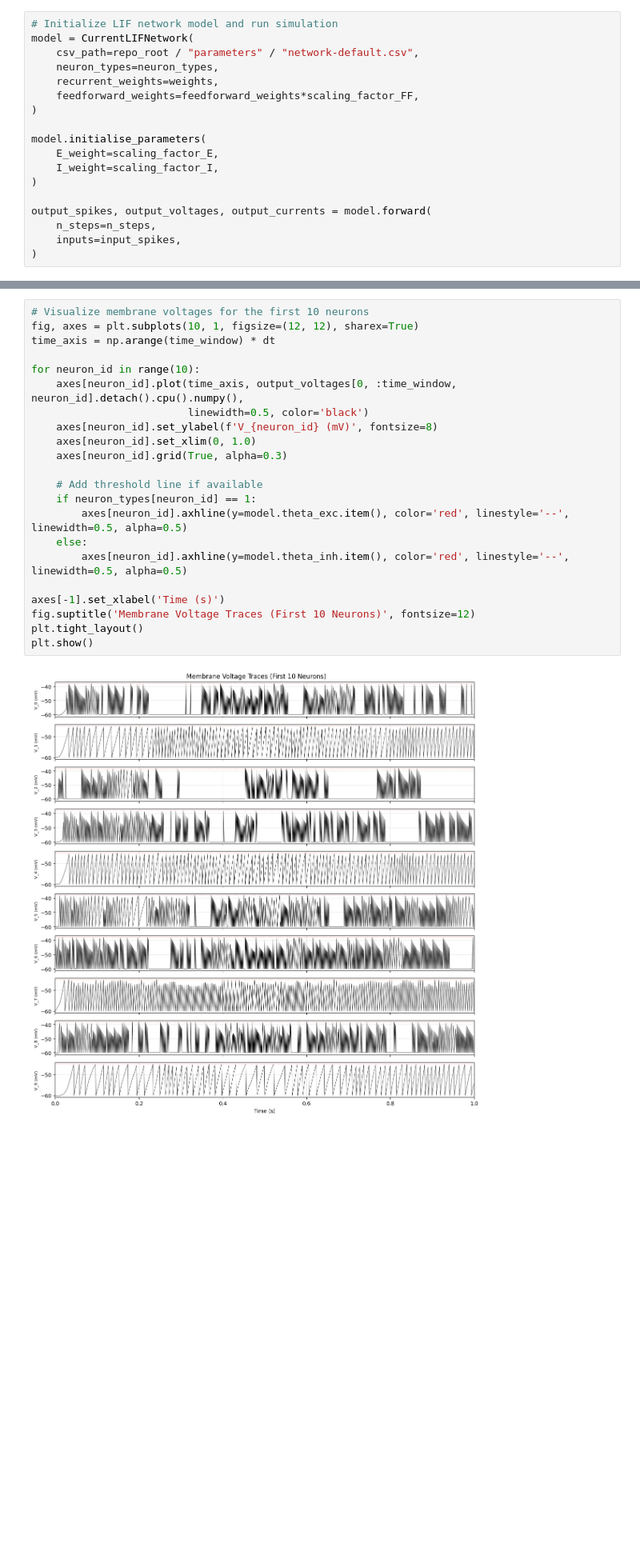
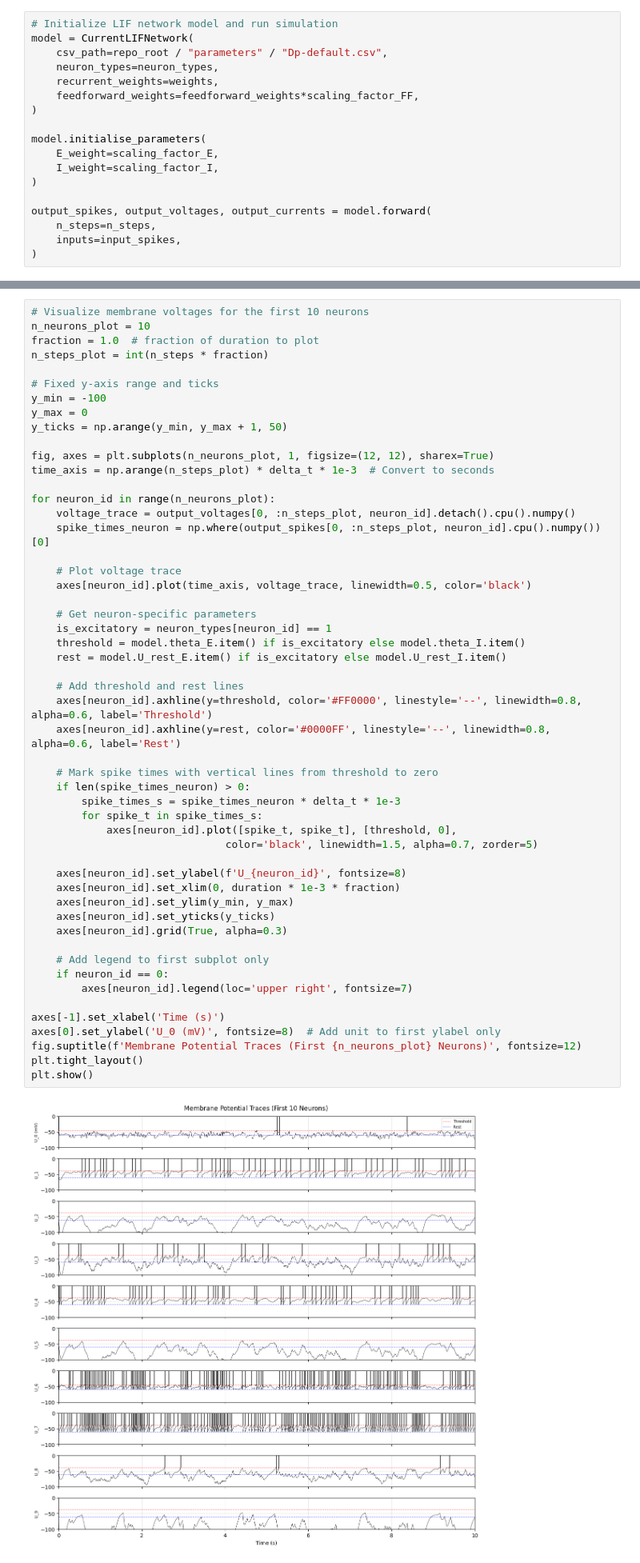
Before and after one commit to rory-bedford/connectome-snns, a Jupyter notebook: notebooks/generating-spiketrains-example.ipynb, the cells around one changed output, grey strips where cells are left out. Shown at 80% size. Saved outputs shown, nothing was run; the diff lists cells and outputs as text; blank space fills up the shorter version.

```diff
--- a/notebooks/generating-spiketrains-example.ipynb
+++ b/notebooks/generating-spiketrains-example.ipynb
@@ -328,7 +328,7 @@ Here we finally initialise our current-based LIF recurrent network with the conn
 # %%
 # Initialize LIF network model and run simulation
 model = CurrentLIFNetwork(
-    csv_path=repo_root / "parameters" / "network-default.csv",
+    csv_path=repo_root / "parameters" / "Dp-default.csv",
     neuron_types=neuron_types,
     recurrent_weights=weights,
     feedforward_weights=feedforward_weights*scaling_factor_FF,
@@ -364,24 +398,54 @@ plt.show()
 # %%
 # Visualize membrane voltages for the first 10 neurons
-fig, axes = plt.subplots(10, 1, figsize=(12, 12), sharex=True)
-time_axis = np.arange(time_window) * dt
+n_neurons_plot = 10
+fraction = 1.0  # fraction of duration to plot
+n_steps_plot = int(n_steps * fraction)
 
-for neuron_id in range(10):
-    axes[neuron_id].plot(time_axis, output_voltages[0, :time_window, neuron_id].detach().cpu().numpy(),
-                         linewidth=0.5, color='black')
-    axes[neuron_id].set_ylabel(f'V_{neuron_id} (mV)', fontsize=8)
-    axes[neuron_id].set_xlim(0, 1.0)
+# Fixed y-axis range and ticks
+y_min = -100
+y_max = 0
+y_ticks = np.arange(y_min, y_max + 1, 50)
+
+fig, axes = plt.subplots(n_neurons_plot, 1, figsize=(12, 12), sharex=True)
+time_axis = np.arange(n_steps_plot) * delta_t * 1e-3  # Convert to seconds
+
+for neuron_id in range(n_neurons_plot):
+    voltage_trace = output_voltages[0, :n_steps_plot, neuron_id].detach().cpu().numpy()
+    spike_times_neuron = np.where(output_spikes[0, :n_steps_plot, neuron_id].cpu().numpy())[0]
+
+    # Plot voltage trace
+    axes[neuron_id].plot(time_axis, voltage_trace, linewidth=0.5, color='black')
+
+    # Get neuron-specific parameters
+    is_excitatory = neuron_types[neuron_id] == 1
+    threshold = model.theta_E.item() if is_excitatory else model.theta_I.item()
+    rest = model.U_rest_E.item() if is_excitatory else model.U_rest_I.item()
+
+    # Add threshold and rest lines
+    axes[neuron_id].axhline(y=threshold, color='#FF0000', linestyle='--', linewidth=0.8, alpha=0.6, label='Threshold')
+    axes[neuron_id].axhline(y=rest, color='#0000FF', linestyle='--', linewidth=0.8, alpha=0.6, label='Rest')
+
+    # Mark spike times with vertical lines from threshold to zero
+    if len(spike_times_neuron) > 0:
+        spike_times_s = spike_times_neuron * delta_t * 1e-3
+        for spike_t in spike_times_s:
+            axes[neuron_id].plot([spike_t, spike_t], [threshold, 0],
+                               color='black', linewidth=1.5, alpha=0.7, zorder=5)
+
+    axes[neuron_id].set_ylabel(f'U_{neuron_id}', fontsize=8)
+    axes[neuron_id].set_xlim(0, duration * 1e-3 * fraction)
+    axes[neuron_id].set_ylim(y_min, y_max)
+    axes[neuron_id].set_yticks(y_ticks)
     axes[neuron_id].grid(True, alpha=0.3)
 
-    # Add threshold line if available
-    if neuron_types[neuron_id] == 1:
-        axes[neuron_id].axhline(y=model.theta_exc.item(), color='red', linestyle='--', linewidth=0.5, alpha=0.5)
-    else:
-        axes[neuron_id].axhline(y=model.theta_inh.item(), color='red', linestyle='--', linewidth=0.5, alpha=0.5)
+    # Add legend to first subplot only
+    if neuron_id == 0:
+        axes[neuron_id].legend(loc='upper right', fontsize=7)
 
 axes[-1].set_xlabel('Time (s)')
-fig.suptitle('Membrane Voltage Traces (First 10 Neurons)', fontsize=12)
+axes[0].set_ylabel('U_0 (mV)', fontsize=8)  # Add unit to first ylabel only
+fig.suptitle(f'Membrane Potential Traces (First {n_neurons_plot} Neurons)', fontsize=12)
 plt.tight_layout()
 plt.show()
 # %% [output]
-[figure, old version]
+[figure, new version]
```
Also changed, not shown: parts of 10 cells of this notebook, 6 other files.
